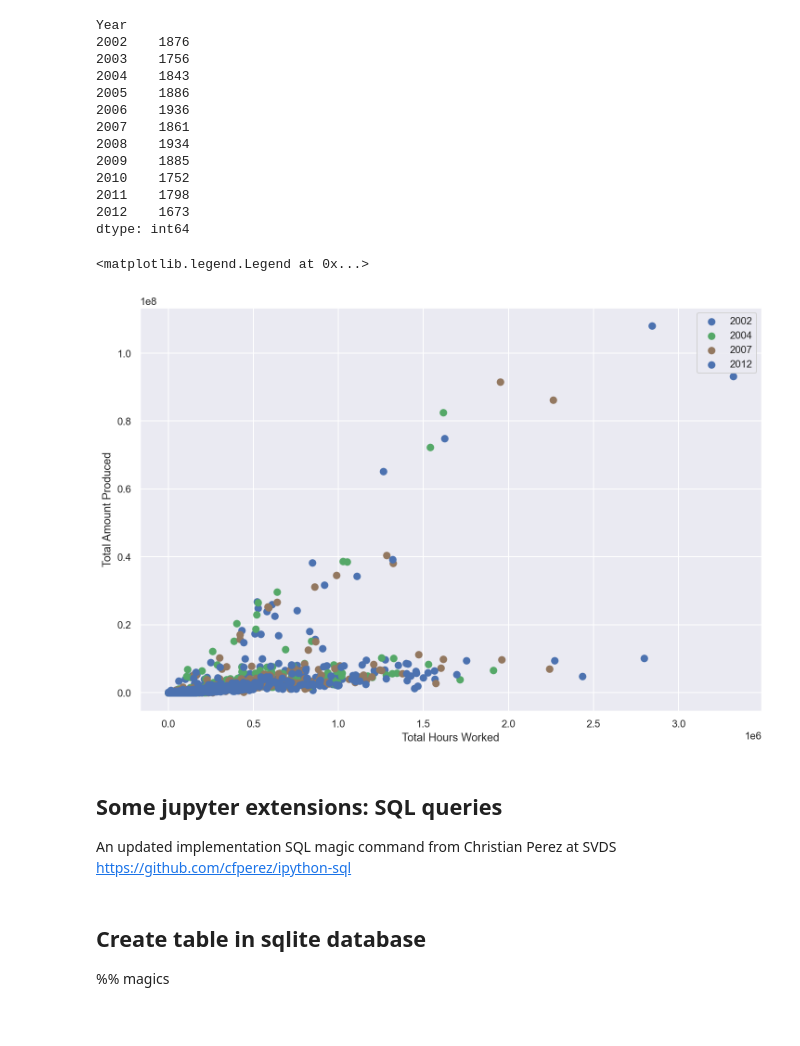
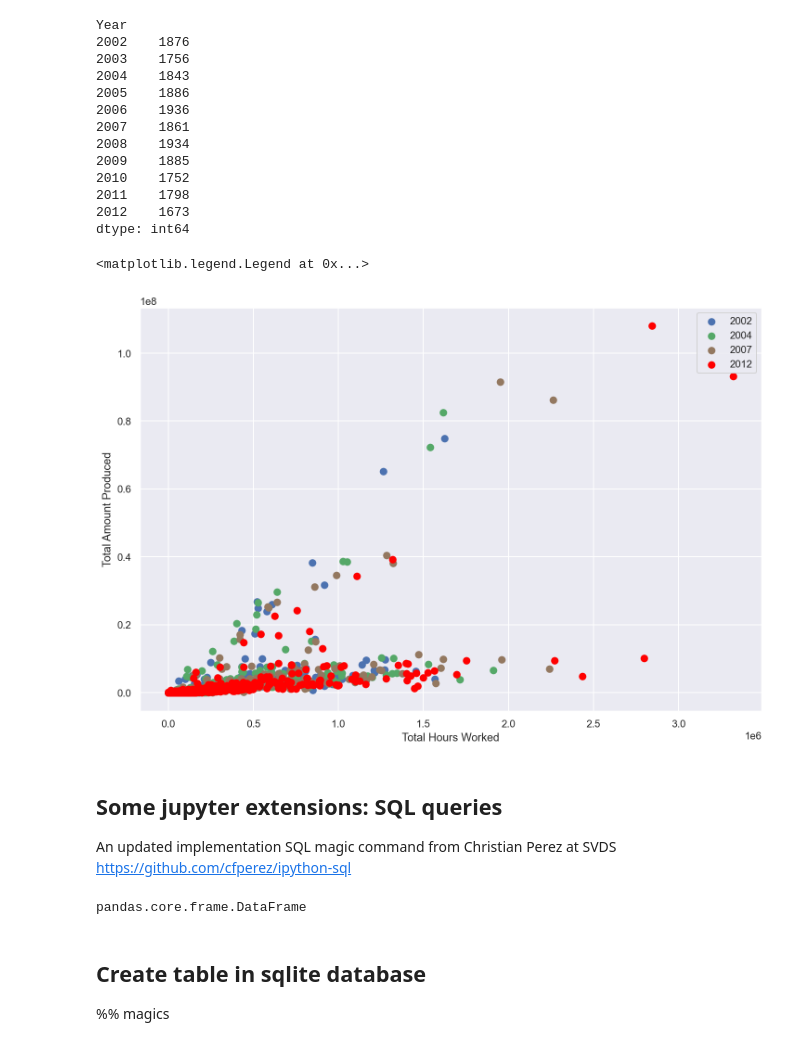
Before and after one commit to amingheibi/Data-Science-Course, a Jupyter notebook: 1-ipython intro/Simple Demo.ipynb, the cells around one changed output. Drawn from its saved outputs; the diff is of its cells as text; code cells hidden in the pictures.

```diff
--- a/1-ipython intro/Simple Demo.ipynb
+++ b/1-ipython intro/Simple Demo.ipynb
@@ -126,19 +134,20 @@ Year
 2012    1673
 dtype: int64
 # %%
+color_dict[2012] = (1,0,0)
 for year in sorted(dframe.Year.unique()[[0,2, 5, -1]]):
     plt.scatter(dframe[dframe.Year == year].Labor_Hours,
                 dframe[dframe.Year == year].Production_short_tons,
                 c=[color_dict[year]],
                 s=50,
                 label=year,
                )
 plt.xlabel("Total Hours Worked")
 plt.ylabel("Total Amount Produced")
 plt.legend()
 # %% [output]
 <matplotlib.legend.Legend at 0x...>
-[figure, old version]
+[figure, new version]
 # %% [markdown]
 ## Some jupyter extensions: SQL queries
 
@@ -150,6 +159,9 @@ An updated implementation SQL magic command from Christian Perez at SVDS https:/
 %config SqlMagic.autopandas=True
 # %%
 coalproduction = dframe.copy()
+type(coalproduction)
+# %% [output]
+pandas.core.frame.DataFrame
 # %% [markdown]
 ## Create table in sqlite database
 
```
Also changed, not shown: parts of 9 cells of this notebook.
